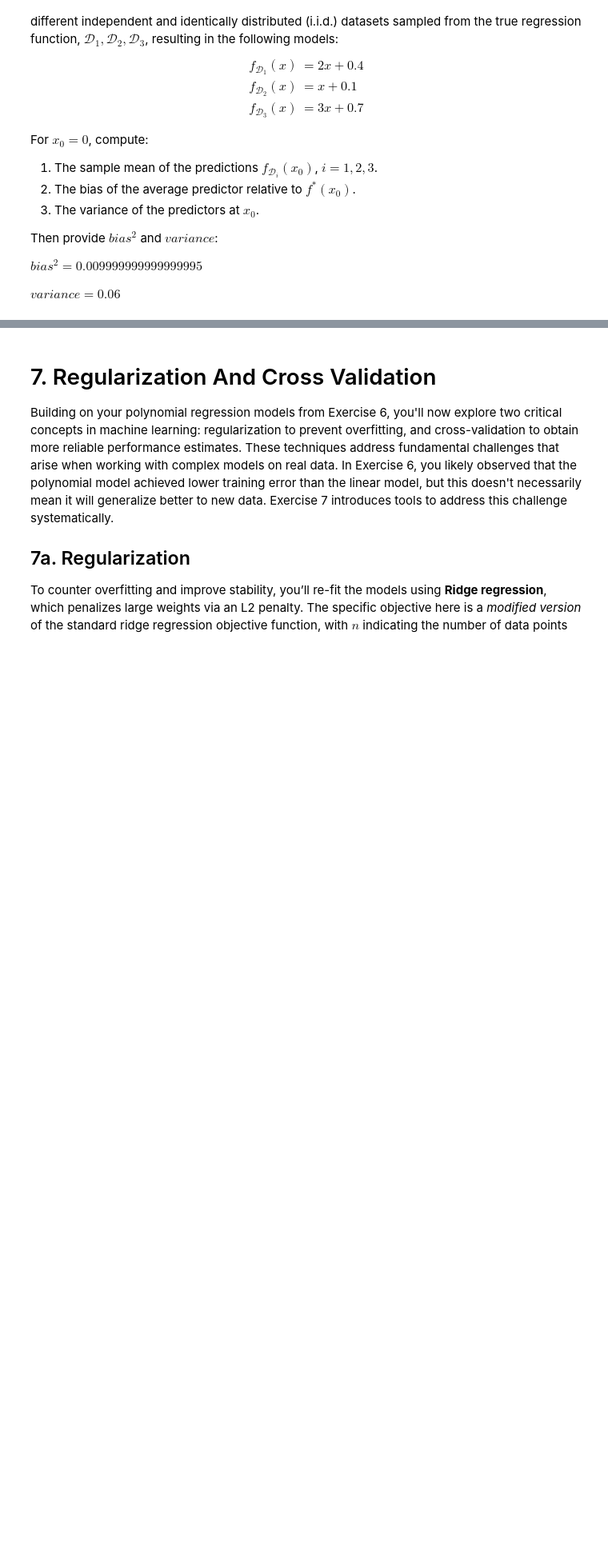
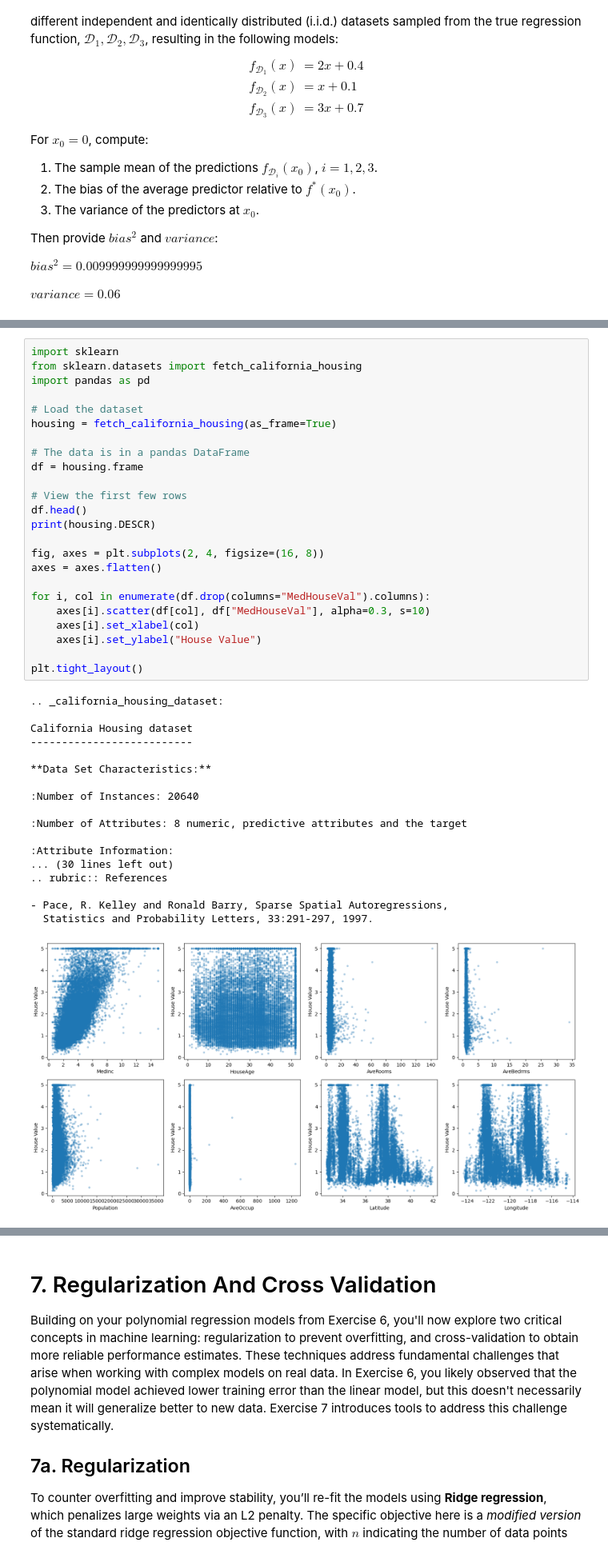
Before and after one commit to Vishakis/Data-Mining-HW-Pegasus, a Jupyter notebook: Homework 1.ipynb, the cells around one changed output, grey strips where cells are left out. Shown at 80% size. Cells and saved outputs as stored; diff of their text form; blank space fills up the shorter version.

```diff
--- a/Homework 1.ipynb
+++ b/Homework 1.ipynb
@@ -797,2 +797,45 @@ Polynomial of degree 2:
 
 Optional (not graded): Plot data sample of your trained models on top of the data to get a sense of the model fit for different target-feature combinations.
+# %%
+import sklearn
+from sklearn.datasets import fetch_california_housing
+import pandas as pd
+
+# Load the dataset
+housing = fetch_california_housing(as_frame=True)
+
+# The data is in a pandas DataFrame
+df = housing.frame
+
+# View the first few rows
+df.head()
+print(housing.DESCR)
+
+fig, axes = plt.subplots(2, 4, figsize=(16, 8))
+axes = axes.flatten()
+
+for i, col in enumerate(df.drop(columns="MedHouseVal").columns):
+    axes[i].scatter(df[col], df["MedHouseVal"], alpha=0.3, s=10)
+    axes[i].set_xlabel(col)
+    axes[i].set_ylabel("House Value")
+
+plt.tight_layout()
+# %% [output]
+.. _california_housing_dataset:
+
+California Housing dataset
+--------------------------
+
+**Data Set Characteristics:**
+
+:Number of Instances: 20640
+
+:Number of Attributes: 8 numeric, predictive attributes and the target
+
+:Attribute Information:
+... (30 lines left out)
+.. rubric:: References
+
+- Pace, R. Kelley and Ronald Barry, Sparse Spatial Autoregressions,
+  Statistics and Probability Letters, 33:291-297, 1997.
+[figure, added]
```
Also changed, not shown: parts of 3 cells of this notebook.
